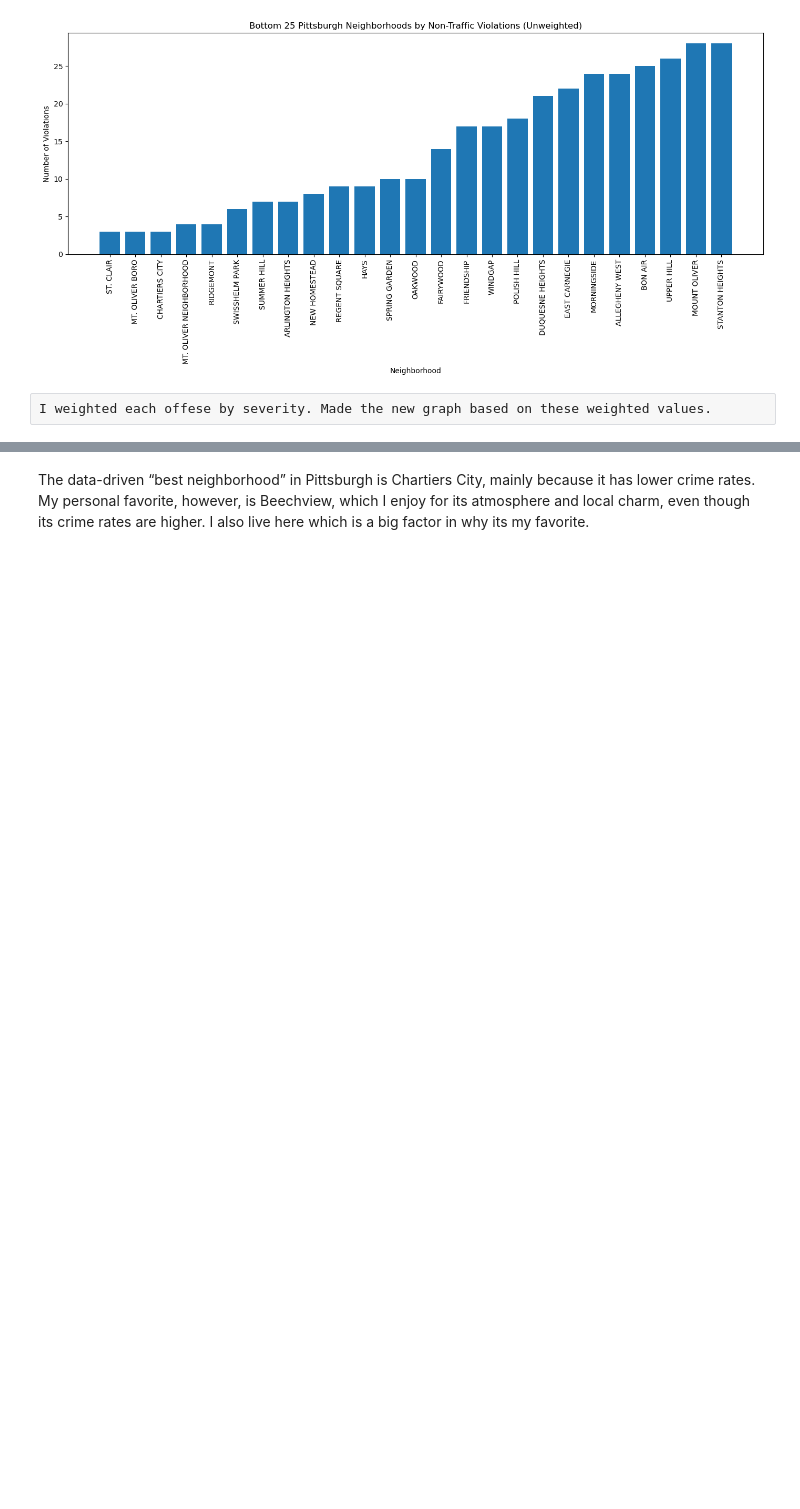
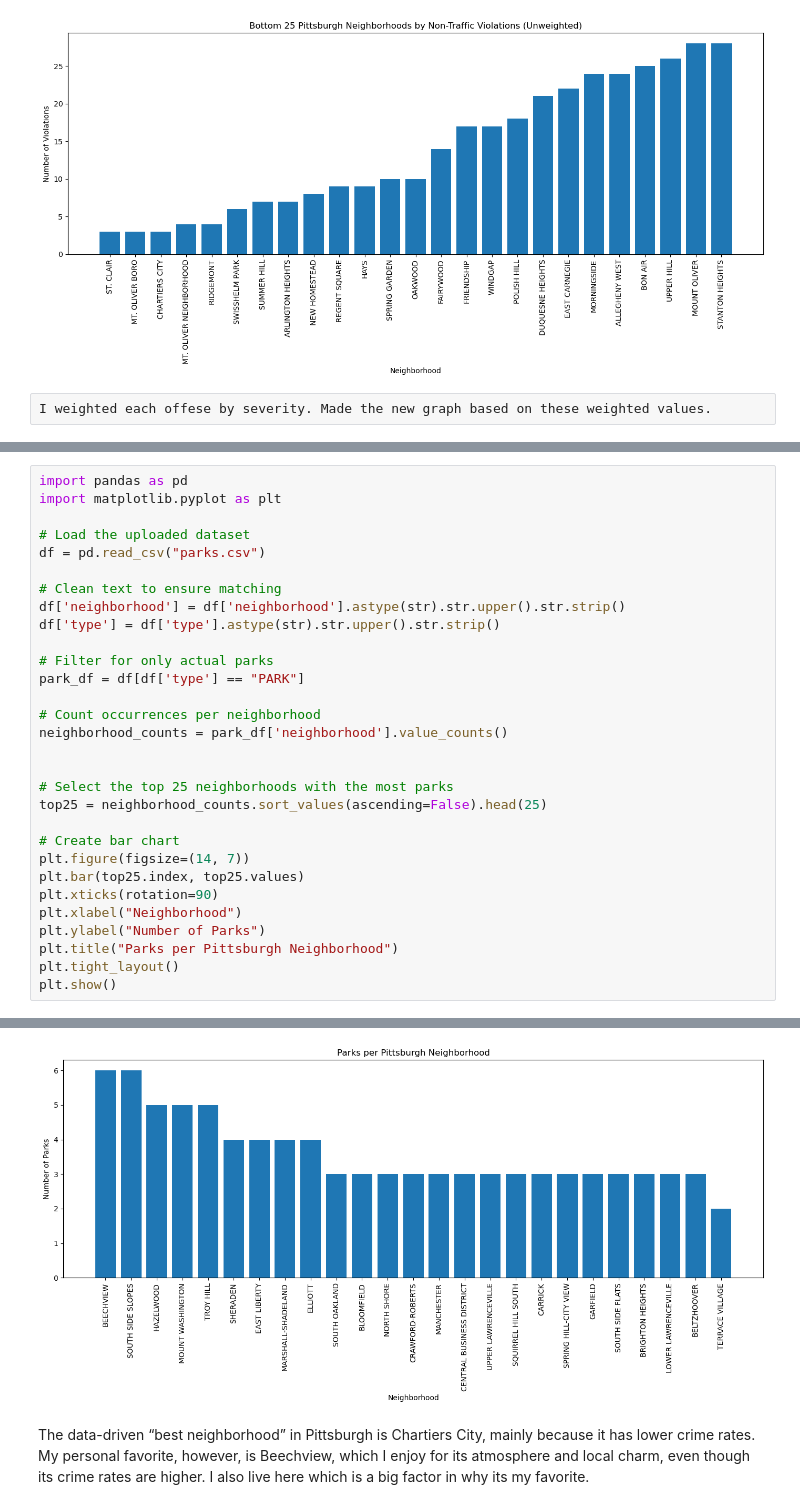
Before and after one commit to nbrauser/CMPINF_Final_Project, a Jupyter notebook: blr91_final_project.ipynb, the cells around one changed output, grey strips where cells are left out. Cells and saved outputs as stored; diff of their text form; blank space fills up the shorter version.

```diff
--- a/blr91_final_project.ipynb
+++ b/blr91_final_project.ipynb
@@ -122,0 +153,31 @@ plt.show()
+# %%
+import pandas as pd
+import matplotlib.pyplot as plt
+
+# Load the uploaded dataset
+df = pd.read_csv("parks.csv")
+
+# Clean text to ensure matching
+df['neighborhood'] = df['neighborhood'].astype(str).str.upper().str.strip()
+df['type'] = df['type'].astype(str).str.upper().str.strip()
+
+# Filter for only actual parks
+park_df = df[df['type'] == "PARK"]
+
+# Count occurrences per neighborhood
+neighborhood_counts = park_df['neighborhood'].value_counts()
+
+
+# Select the top 25 neighborhoods with the most parks
+top25 = neighborhood_counts.sort_values(ascending=False).head(25)
+
+# Create bar chart
+plt.figure(figsize=(14, 7))
+plt.bar(top25.index, top25.values)
+plt.xticks(rotation=90)
+plt.xlabel("Neighborhood")
+plt.ylabel("Number of Parks")
+plt.title("Parks per Pittsburgh Neighborhood")
+plt.tight_layout()
+plt.show()
+# %% [output]
@@ -123,2 +201,3 @@ plt.show()
+[figure, added]
 # %% [markdown]
 The data-driven “best neighborhood” in Pittsburgh is Chartiers City, mainly because it has lower crime rates. My personal favorite, however, is Beechview, which I enjoy for its atmosphere and local charm, even though its crime rates are higher. I also live here which is a big factor in why its my favorite.
```
Also changed, not shown: parts of 4 cells of this notebook, 2 other files.
